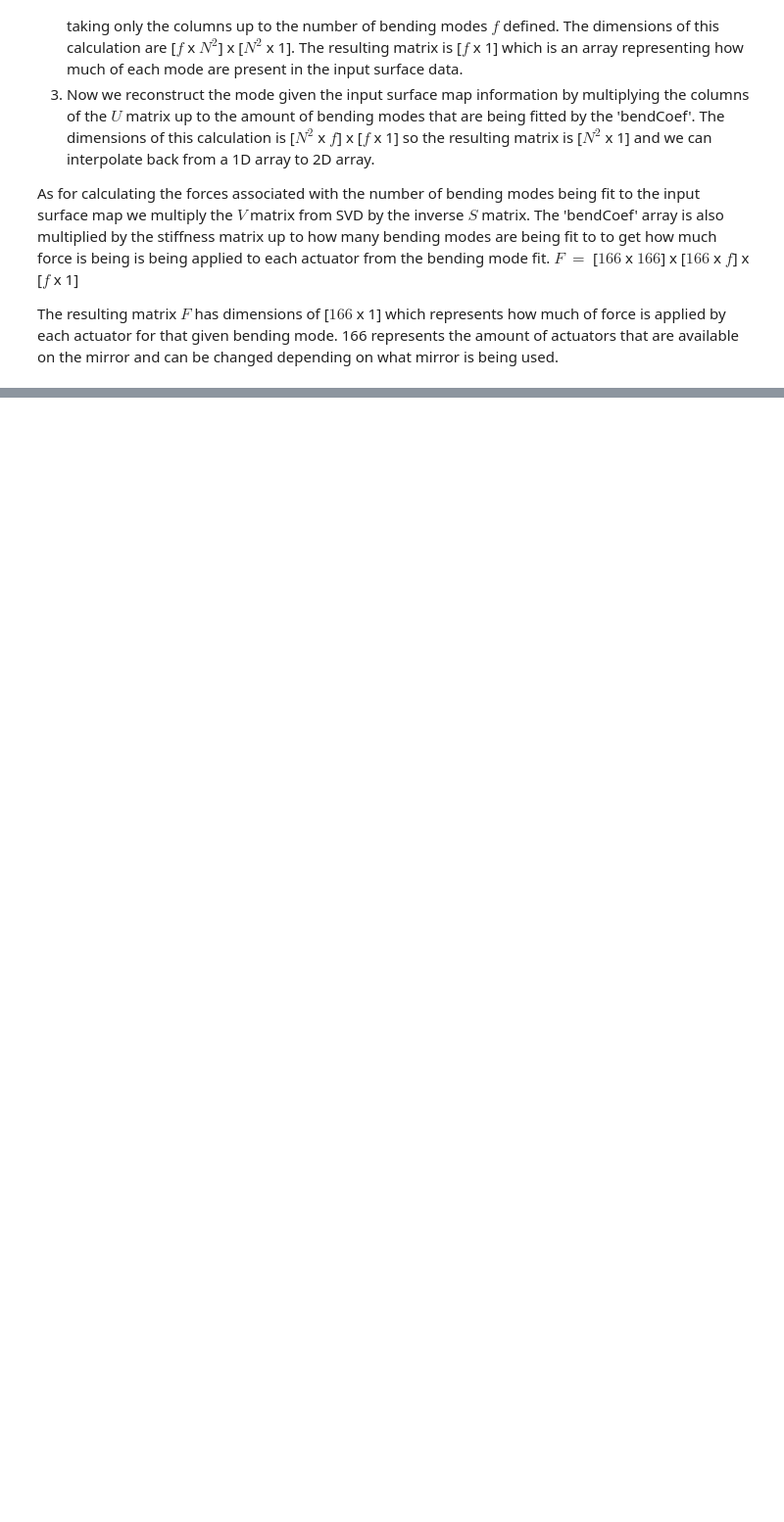
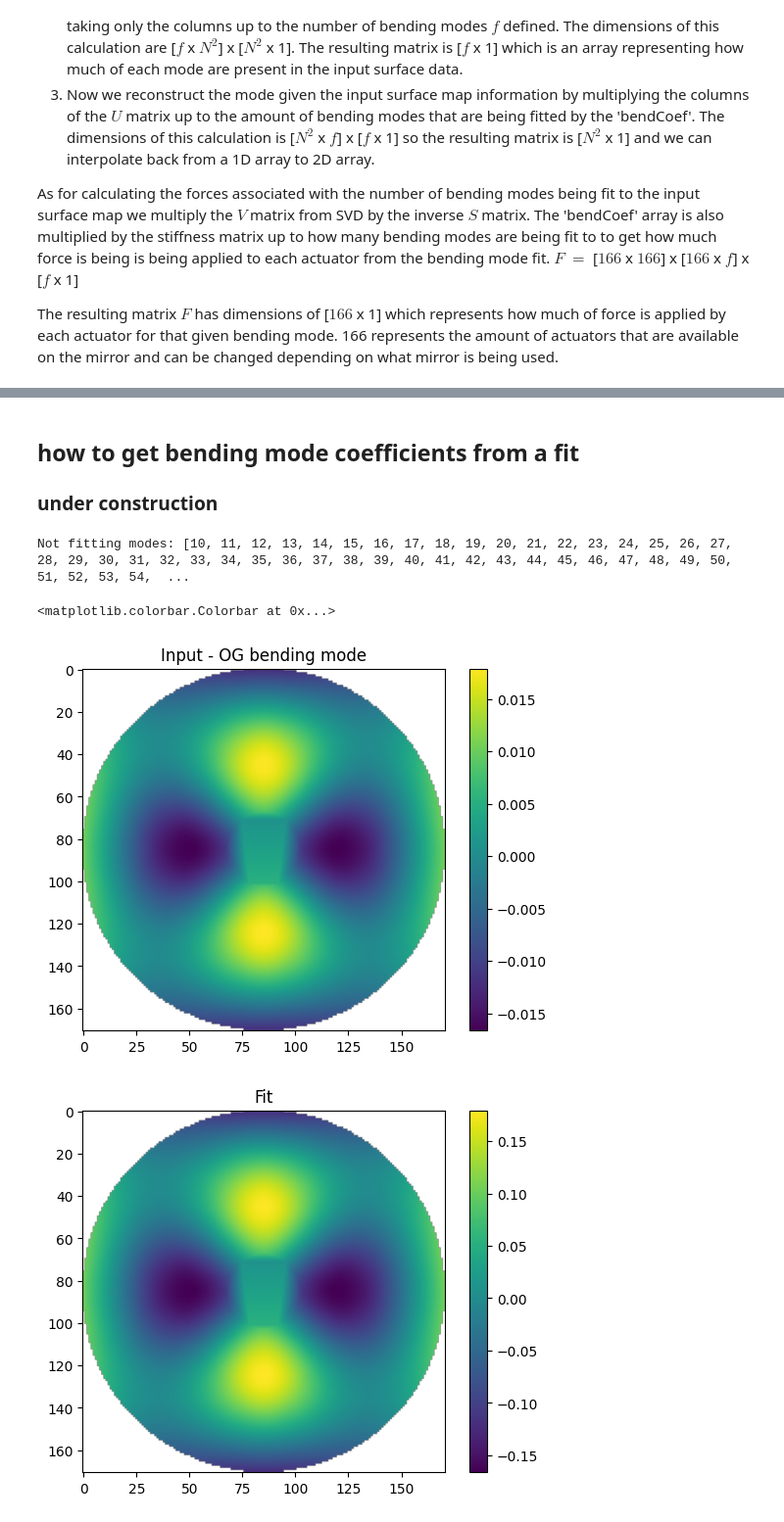
Before and after one commit to uasal/rfcml_bending, a Jupyter notebook: docs/notebooks/Bending_fitting.ipynb, the cells around one changed output, grey strips where cells are left out. Shown at 98% size. Cells and saved outputs as stored; diff of their text form; code cells hidden in the pictures; blank space fills up the shorter version.

```diff
--- a/docs/notebooks/Bending_fitting.ipynb
+++ b/docs/notebooks/Bending_fitting.ipynb
@@ -144,0 +191,32 @@ forces matrix shape: (166, 9)
+# %% [markdown]
+## how to get bending mode coefficients from a fit
+
+### under construction
+# %%
+b_mode_input = force_space.data['U'][:, 9]
+
+scaled_bmode = force_space.fea_to_grid(b_mode_input, coords=coords, method="linear")
+
+plt.figure()
+plt.imshow(scaled_bmode)
+plt.title('Input - OG bending mode')
+plt.colorbar()
+
+rmsForces_bal, b_mode_fit, forces = b.fit_bending(modes_to_fit = np.array([0, 1, 2, 3, 4, 5, 6, 7, 8, 9]), map=b_mode_input*10)
+b_mode_fit = force_space.fea_to_grid(b_mode_fit, coords=coords, method="linear")
+
+plt.figure()
+plt.imshow(b_mode_fit)
+plt.title('Fit')
+plt.colorbar()
+
+ratio = b_mode_fit / 10
+plt.figure()
+plt.imshow(ratio)
+plt.title('Dividing Fit by 10')
+plt.colorbar()
+# %% [output]
+Not fitting modes: [10, 11, 12, 13, 14, 15, 16, 17, 18, 19, 20, 21, 22, 23, 24, 25, 26, 27, 28, 29, 30, 31, 32, 33, 34, 35, 36, 37, 38, 39, 40, 41, 42, 43, 44, 45, 46, 47, 48, 49, 50, 51, 52, 53, 54,  ...
+<matplotlib.colorbar.Colorbar at 0x...>
+[figure, added]
+[figure, added]
```
Also changed, not shown: parts of 14 cells of this notebook, 7 other files.
